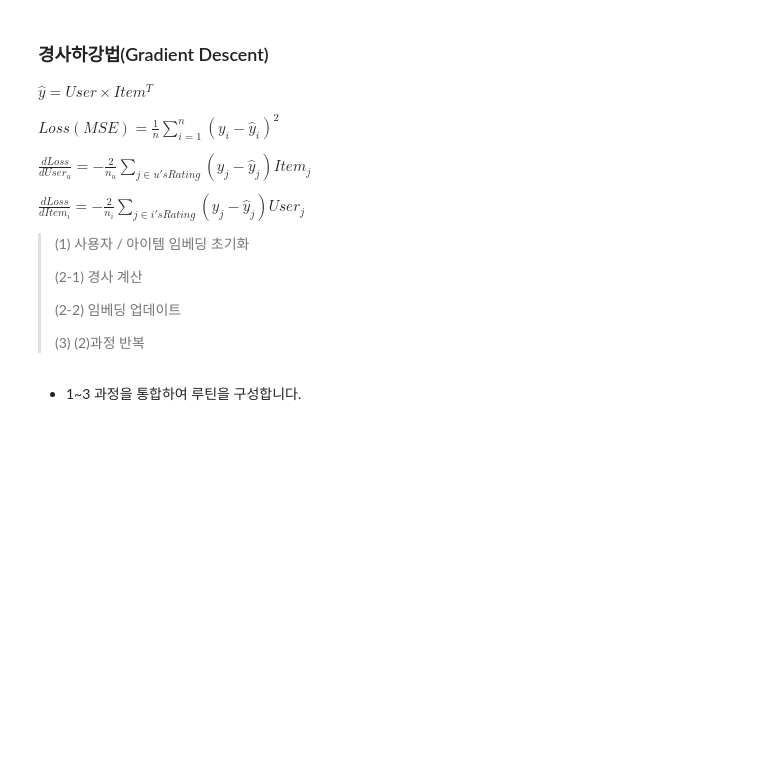
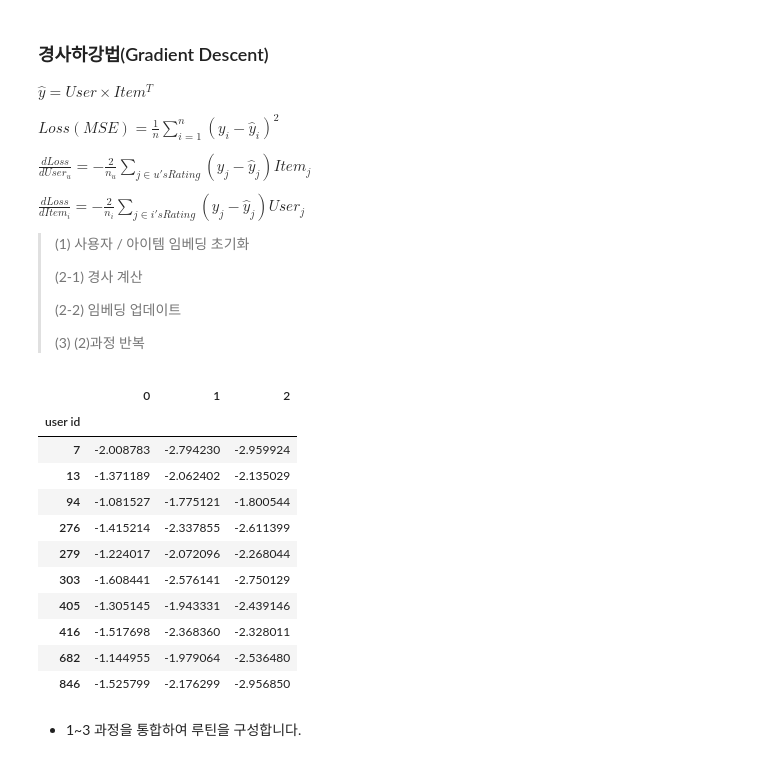
Before and after one commit to sunkusun9/rcmd_2503, a Jupyter notebook: 4.Matrix Factorization1.ipynb, the cells around one changed output. Cells and saved outputs as stored; diff of their text form; code cells hidden in the pictures; blank space fills up the shorter version.

```diff
--- a/4.Matrix Factorization1.ipynb
+++ b/4.Matrix Factorization1.ipynb
@@ -313,19 +475,32 @@ df_item_emb = pd.DataFrame(
 # %%
 # Step 2-1: 경사(기울기)를 계산합니다.
 
 # df_ratings_toy에서 user id의 임베딩을 가져와서 X_user를 만듭니다.
-X_user = # TODO-with
+X_user = df_ratings_toy['user id'].apply(lambda x: df_user_emb.loc[x])
 # df_ratings_toy에서 user id의 임베딩을 가져와서 X_item을 만듭니다.
-X_item = # TODO-with
+X_item = df_ratings_toy['item id'].apply(lambda x: df_item_emb.loc[x])
 # 예측값을 구합니다.
-y_hat = # TODO-with
+y_hat = (X_user * X_item).sum(axis = 1)
 err = df_ratings_toy['rating'] - y_hat
 
 # 사용자별 경사도를 구합니다.
-X_user_g = # TODO-with
+X_user_g = -2 * X_item.groupby(df_ratings_toy['user id']).apply(lambda x: err.loc[x.index].dot(x) / len(x))
 # 아이템별 경사도를 구합니다.
-X_item_g = # TODO-with
+X_item_g = -2 * X_item.groupby(df_ratings_toy['item id']).apply(lambda x: err.loc[x.index].dot(x) / len(x))
 X_user_g
+# %% [output]
+|  | 0 | 1 | 2 |
+| user id |  |  |  |
+| 7 | -2.008783 | -2.794230 | -2.959924 |
+| 13 | -1.371189 | -2.062402 | -2.135029 |
+| 94 | -1.081527 | -1.775121 | -1.800544 |
+| 276 | -1.415214 | -2.337855 | -2.611399 |
+| 279 | -1.224017 | -2.072096 | -2.268044 |
+| 303 | -1.608441 | -2.576141 | -2.750129 |
+| 405 | -1.305145 | -1.943331 | -2.439146 |
+| 416 | -1.517698 | -2.368360 | -2.328011 |
+| 682 | -1.144955 | -1.979064 | -2.536480 |
+| 846 | -1.525799 | -2.176299 | -2.956850 |
 # %%
 # Step 2-2: 계산한 경사로 임베딩을 업데이트 합니다.
 
```
Also changed, not shown: parts of 26 cells of this notebook.
